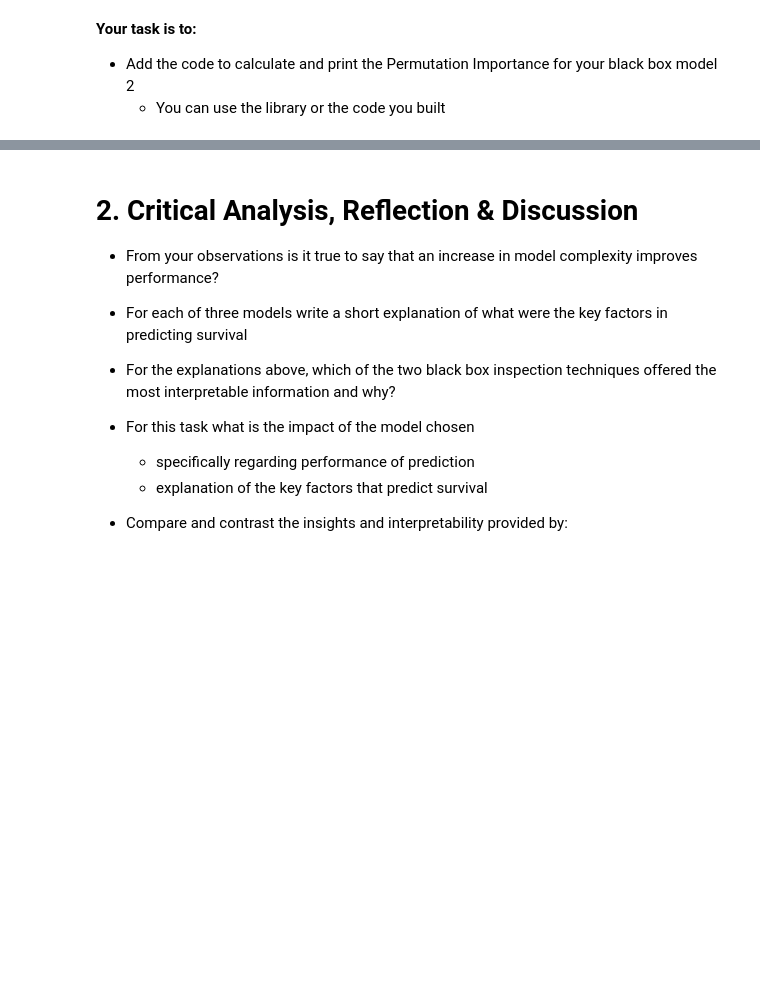
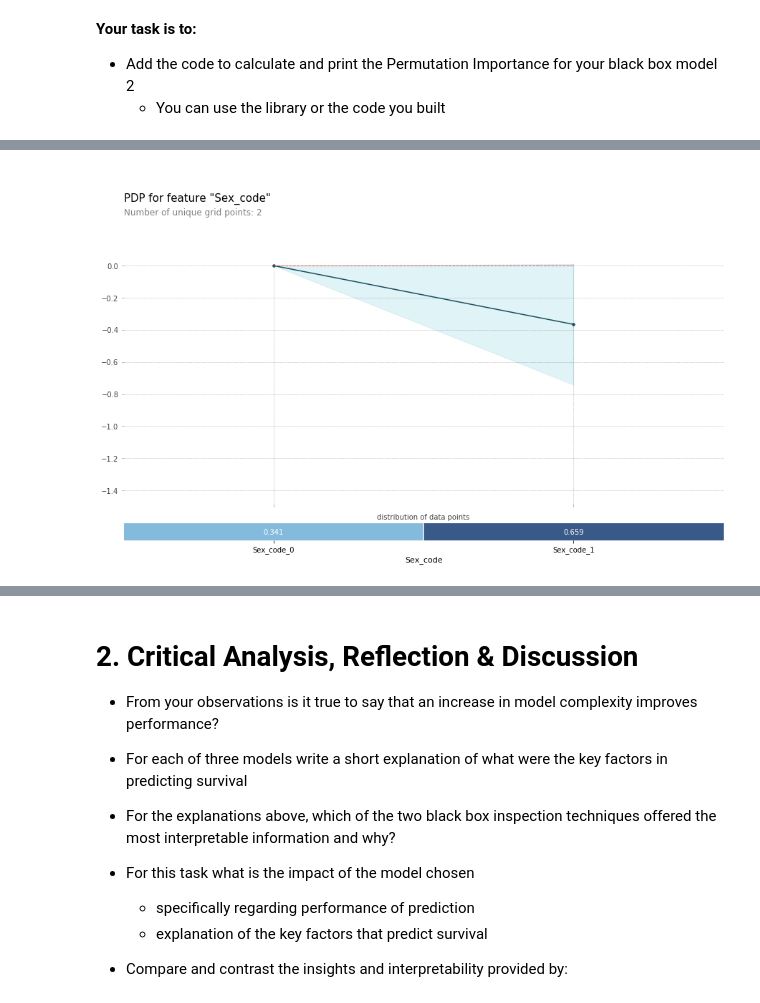
Before and after one commit to deshanchathusanka/abuses-biases-blessing-of-data, a Jupyter notebook: blackbox-explanation/Global Explaining Black Box Models.ipynb, the cells around one changed output, grey strips where cells are left out. Cells and saved outputs as stored; diff of their text form; code cells hidden in the pictures; blank space fills up the shorter version.

```diff
--- a/blackbox-explanation/Global Explaining Black Box Models.ipynb
+++ b/blackbox-explanation/Global Explaining Black Box Models.ipynb
@@ -863,11 +918,13 @@ ModuleNotFoundError: ignored
 # %%
 #### START CODE ####
 
 #1. Create the data that we will plot
-pdp_Survive = None
+pdp_Survive = pdp.pdp_isolate(model=Tree_model, dataset=val_X, model_features=feature_names, feature='Sex_code')
 
 #2. plot it
-None
+pdp.pdp_plot(pdp_isolate_out=pdp_Survive, feature_name='Sex_code', plot_pts_dist=True )
 plt.show()
 
 #### END CODE ######
+# %% [output]
+[figure, added]
```
Also changed, not shown: parts of 39 cells of this notebook.
